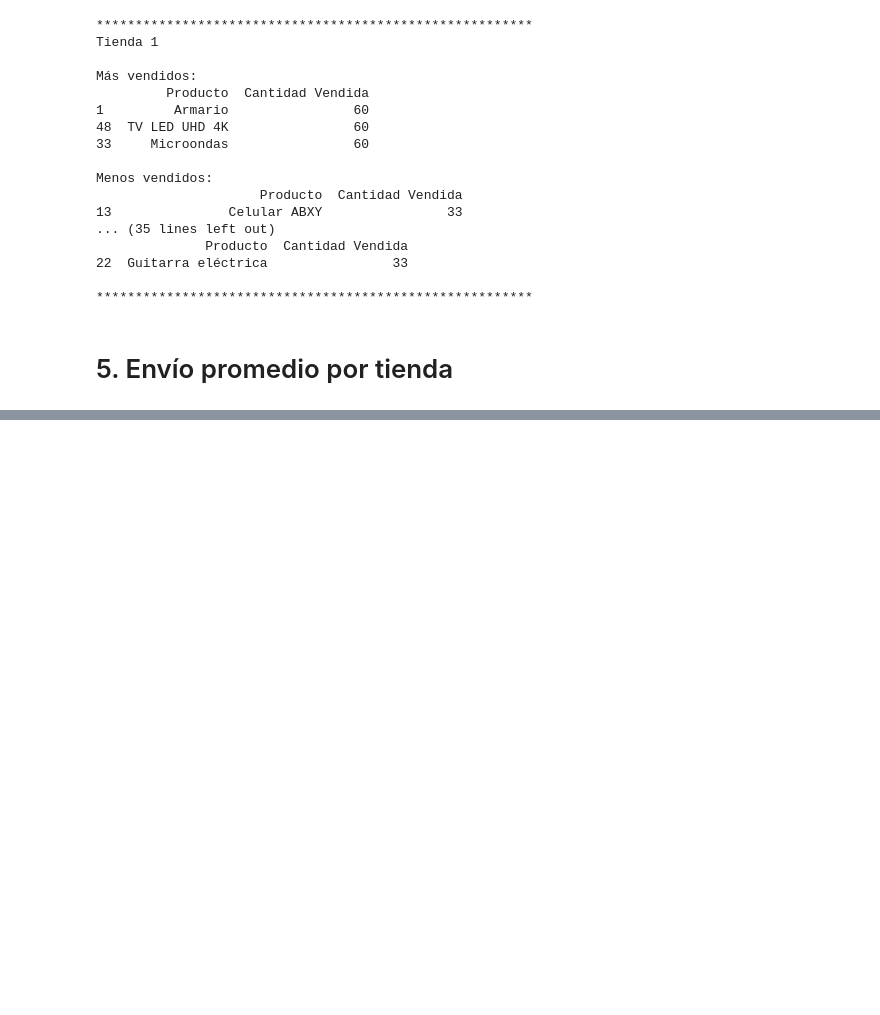
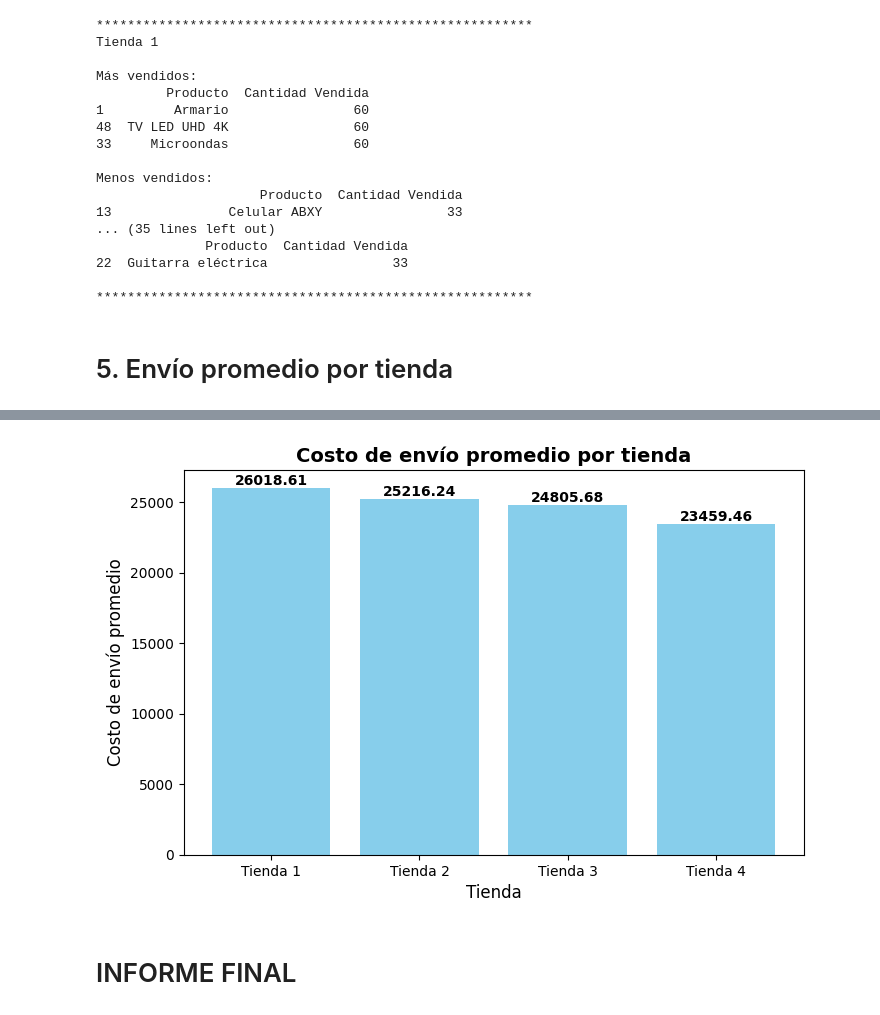
Before and after one commit to BillDevData/Challenge-1-Data-Science, a Jupyter notebook: AluraStoreLatam.ipynb, the cells around one changed output, grey strips where cells are left out. Saved outputs shown, nothing was run; the diff lists cells and outputs as text; code cells hidden in the pictures; blank space fills up the shorter version.

```diff
--- a/AluraStoreLatam.ipynb
+++ b/AluraStoreLatam.ipynb
@@ -208,0 +270,8 @@ Menos vendidos:
+# %%
+envio_promedio_tiendas = {
+    "Tienda": ["Tienda 1", "Tienda 2", "Tienda 3", "Tienda 4"],
+    "Costo de envío promedio": [envio_promedio_tienda, envio_promedio_tienda2, envio_promedio_tienda3, envio_promedio_tienda4]
+}
+
+df_envio = pd.DataFrame(envio_promedio_tiendas)
+df_envio
@@ -208,0 +284,18 @@ Menos vendidos:
+# %%
+plt.figure(figsize=(8,5))
+bars = plt.bar(df_envio["Tienda"], df_envio["Costo de envío promedio"], color="skyblue")
+
+for bar in bars:
+    yval = bar.get_height()
+    plt.text(bar.get_x() + bar.get_width()/2, yval + 0.05, round(yval,2),
+             ha='center', va='bottom', fontsize=10, fontweight="bold")
+
+plt.title("Costo de envío promedio por tienda", fontsize=14, fontweight="bold")
+plt.xlabel("Tienda", fontsize=12)
+plt.ylabel("Costo de envío promedio", fontsize=12)
+
+plt.show()
+# %% [output]
+[figure, added]
+# %% [markdown]
+# INFORME FINAL
```
Also changed, not shown: parts of 13 cells of this notebook.
